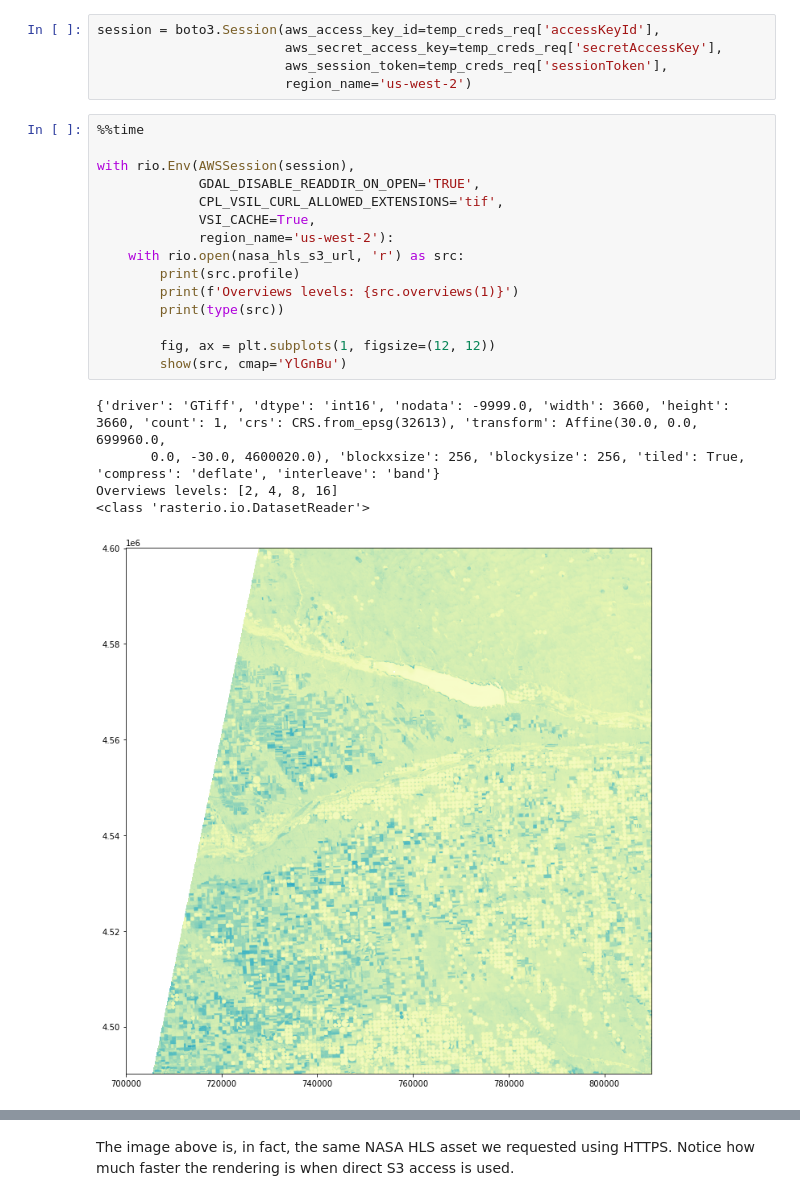
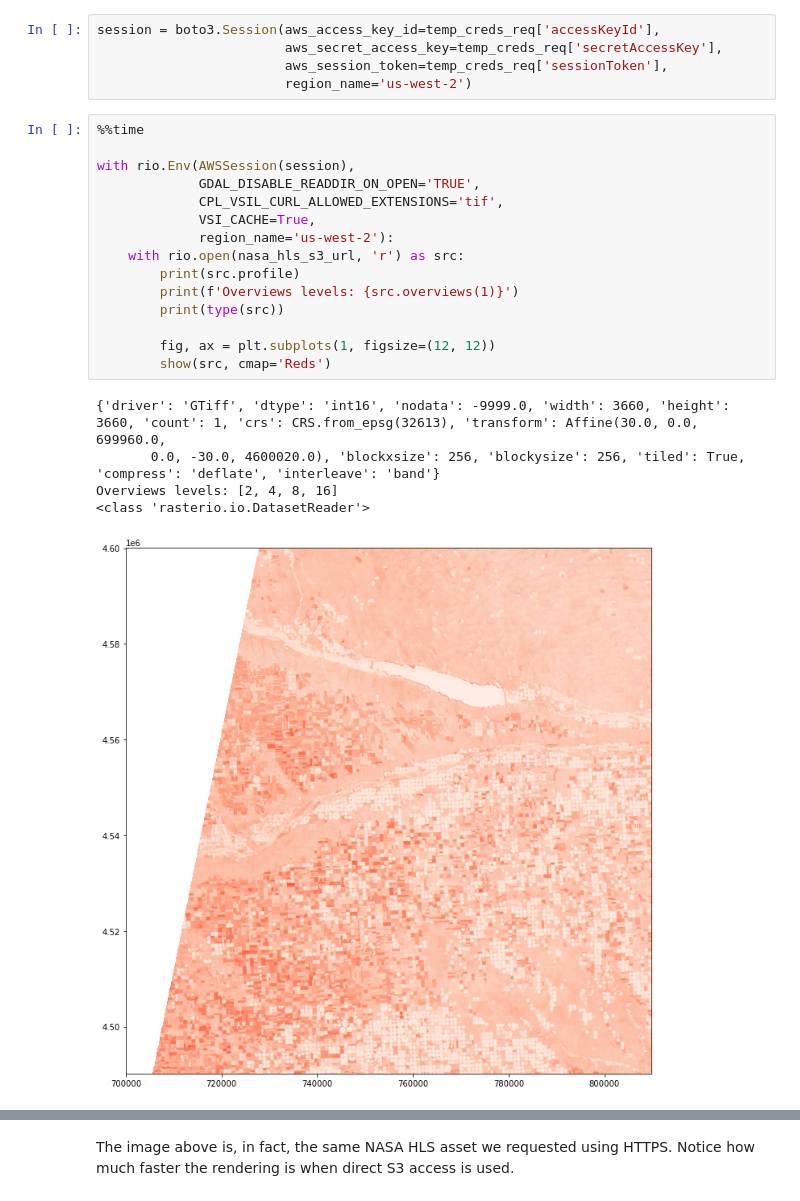
Before and after one commit to amfriesz/lpdaac_cloud_data_access, a Jupyter notebook: notebooks/Topic_1__AWS_Data_Access.ipynb, the cells around one changed output, grey strips where cells are left out. Saved outputs shown, nothing was run; the diff lists cells and outputs as text.

```diff
--- a/notebooks/Topic_1__AWS_Data_Access.ipynb
+++ b/notebooks/Topic_1__AWS_Data_Access.ipynb
@@ -137,21 +144,21 @@ session = boto3.Session(aws_access_key_id=temp_creds_req['accessKeyId'],
 # %%
 %%time
 
 with rio.Env(AWSSession(session),
              GDAL_DISABLE_READDIR_ON_OPEN='TRUE',
              CPL_VSIL_CURL_ALLOWED_EXTENSIONS='tif',
              VSI_CACHE=True,
              region_name='us-west-2'):
     with rio.open(nasa_hls_s3_url, 'r') as src:
         print(src.profile)
         print(f'Overviews levels: {src.overviews(1)}')
         print(type(src))
 
         fig, ax = plt.subplots(1, figsize=(12, 12))
-        show(src, cmap='YlGnBu')
+        show(src, cmap='Reds')
 # %% [output]
 {'driver': 'GTiff', 'dtype': 'int16', 'nodata': -9999.0, 'width': 3660, 'height': 3660, 'count': 1, 'crs': CRS.from_epsg(32613), 'transform': Affine(30.0, 0.0, 699960.0,
        0.0, -30.0, 4600020.0), 'blockxsize': 256, 'blockysize': 256, 'tiled': True, 'compress': 'deflate', 'interleave': 'band'}
 Overviews levels: [2, 4, 8, 16]
 <class 'rasterio.io.DatasetReader'>
-[figure, old version]
+[figure, new version]
```
Also changed, not shown: parts of 9 cells of this notebook, 3 other files.
